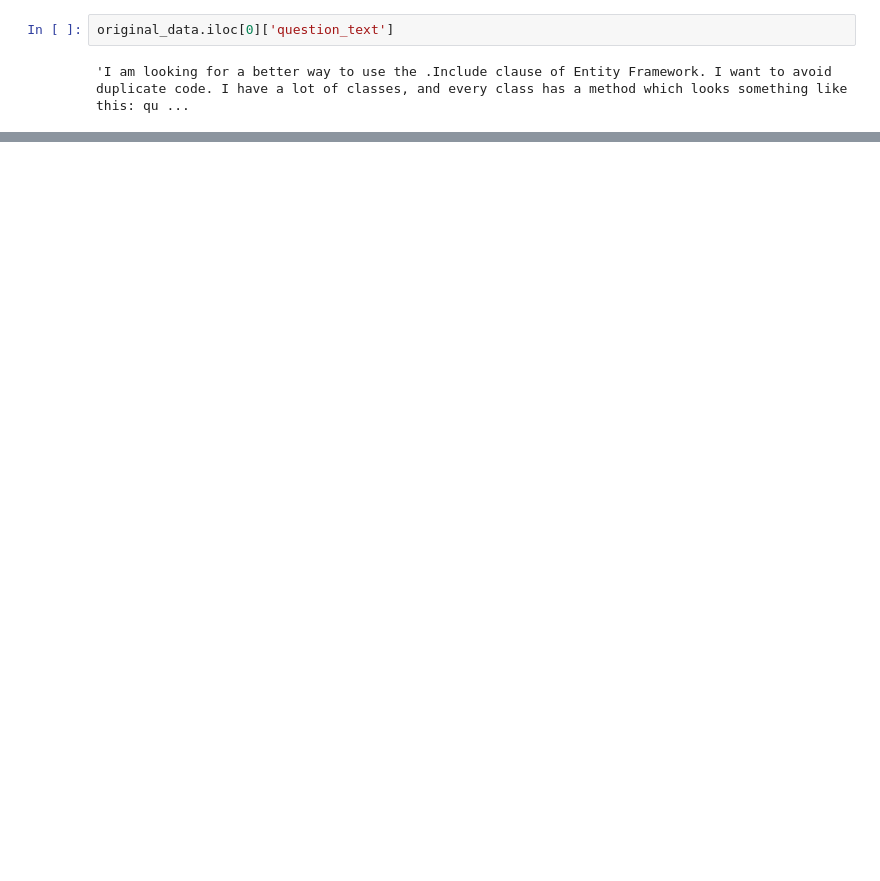
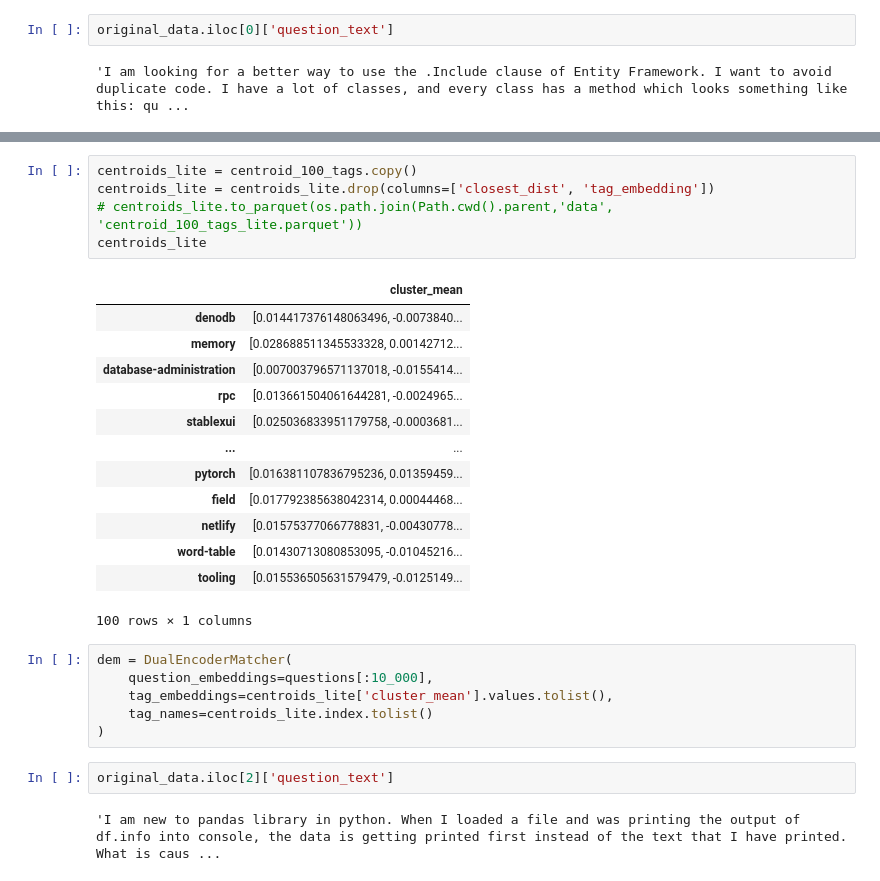
Before and after one commit to Hevagog/adm-stack-inference, a Jupyter notebook: notebooks/questions-xrt.ipynb, the cells around one changed output, grey strips where cells are left out. Cells and saved outputs as stored; diff of their text form; blank space fills up the shorter version.

```diff
--- a/notebooks/questions-xrt.ipynb
+++ b/notebooks/questions-xrt.ipynb
@@ -145,0 +412,29 @@ original_data.iloc[0]['question_text']
+# %%
+centroids_lite = centroid_100_tags.copy()
+centroids_lite = centroids_lite.drop(columns=['closest_dist', 'tag_embedding'])
+# centroids_lite.to_parquet(os.path.join(Path.cwd().parent,'data', 'centroid_100_tags_lite.parquet'))
+centroids_lite
+# %% [output]
+|  | cluster_mean |
+| denodb | [0.014417376148063496, -0.0073840... |
+| memory | [0.028688511345533328, 0.00142712... |
+| database-administration | [0.007003796571137018, -0.0155414... |
+| rpc | [0.013661504061644281, -0.0024965... |
+| stablexui | [0.025036833951179758, -0.0003681... |
+| ... | ... |
+| pytorch | [0.016381107836795236, 0.01359459... |
+| field | [0.017792385638042314, 0.00044468... |
+| netlify | [0.01575377066778831, -0.00430778... |
+| word-table | [0.01430713080853095, -0.01045216... |
+| tooling | [0.015536505631579479, -0.0125149... |
+100 rows × 1 columns
+# %%
+dem = DualEncoderMatcher(
+    question_embeddings=questions[:10_000],
+    tag_embeddings=centroids_lite['cluster_mean'].values.tolist(),
+    tag_names=centroids_lite.index.tolist()
+)
+# %%
+original_data.iloc[2]['question_text']
+# %% [output]
+'I am new to pandas library in python. When I loaded a file and was printing the output of df.info into console, the data is getting printed first instead of the text that I have printed. What is caus ...
```
Also changed, not shown: parts of 18 cells of this notebook, 1 other file.
